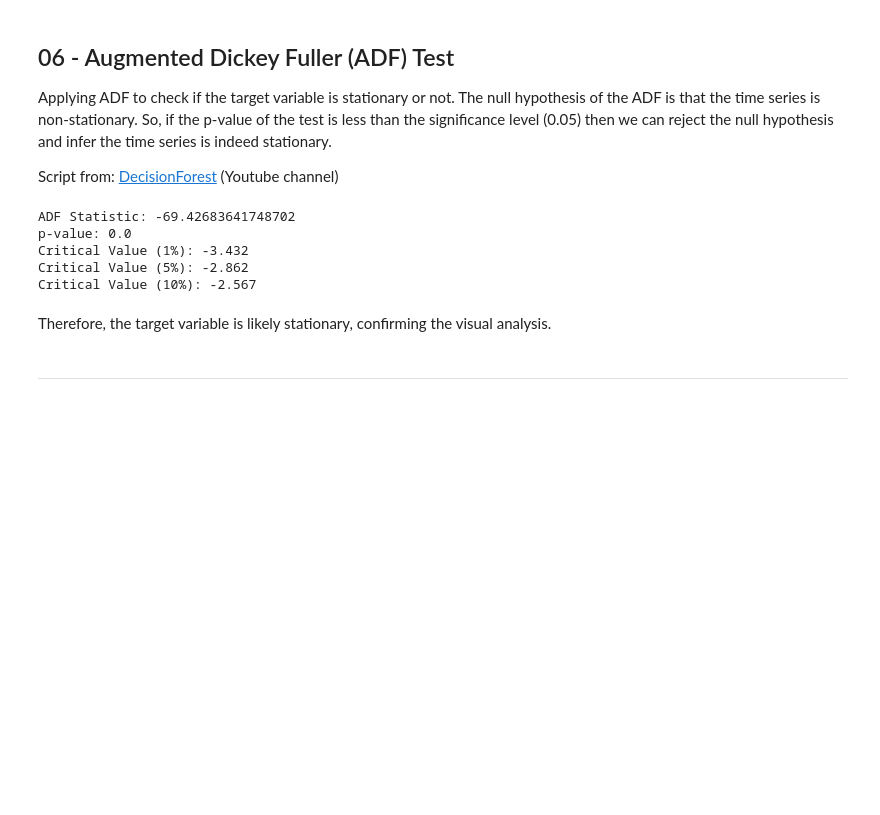
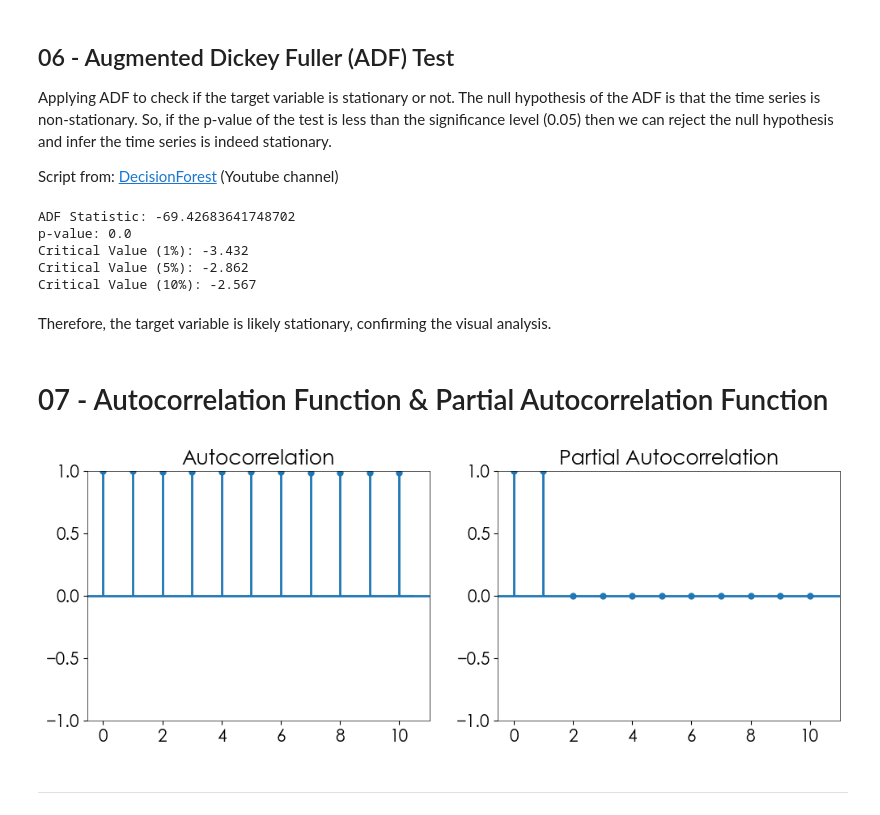
Before and after one commit to PauloCasmal/data-mining-study, a Jupyter notebook: EDA-mining.ipynb, the cells around one changed output. Cells and saved outputs as stored; diff of their text form; code cells hidden in the pictures; blank space fills up the shorter version.

Commit message:
Autocorrelation function plots added

```diff
--- a/EDA-mining.ipynb
+++ b/EDA-mining.ipynb
@@ -423,5 +423,21 @@ Critical Value (5%): -2.862
 Critical Value (10%): -2.567
 # %% [markdown]
 Therefore, the target variable is likely stationary, confirming the visual analysis.
+# %% [markdown]
+# 07 - Autocorrelation Function & Partial Autocorrelation Function
+# %%
+from statsmodels.graphics.tsaplots import plot_acf, plot_pacf
+
+series = df['% Silica Concentrate'].dropna()
+
+
+fig, ax = plt.subplots(1, 2, figsize=(12, 4))
+
+plot_acf(series, lags=10, ax=ax[0])
+plot_pacf(series, lags=10, ax=ax[1], method='ywm')
+
+plt.show()
+# %% [output]
+[figure, added]
 # %% [markdown]
 ---
```
